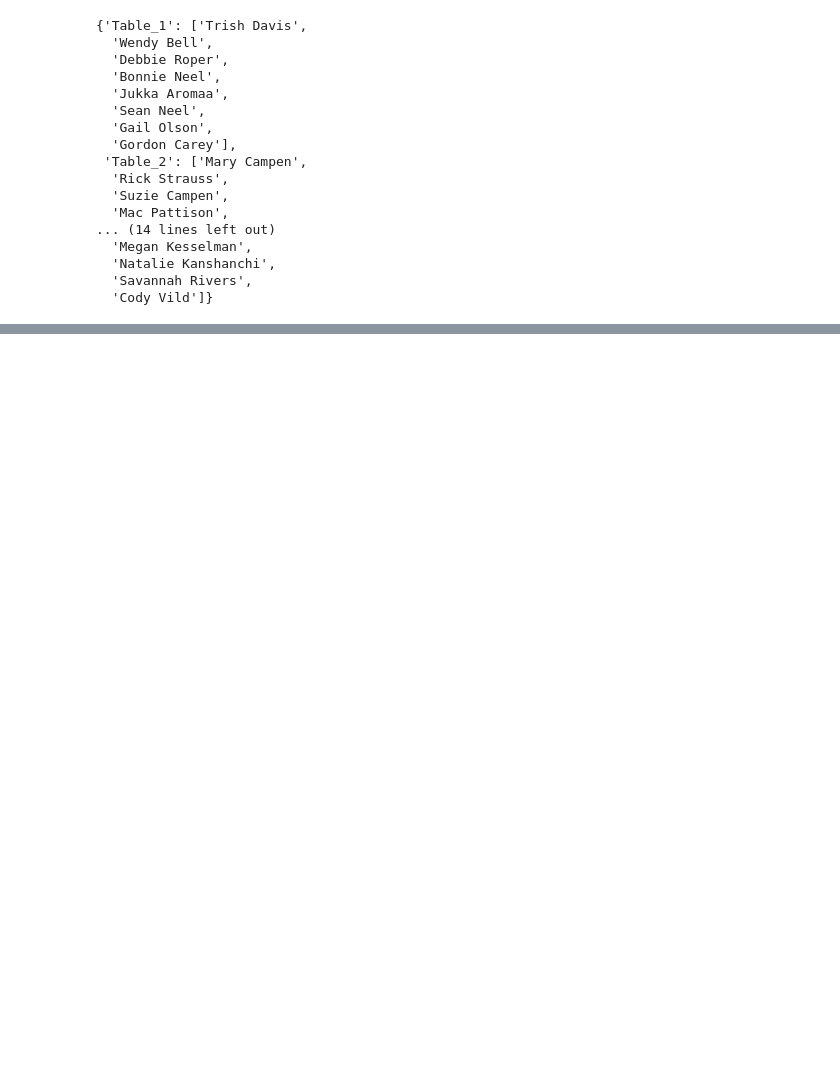
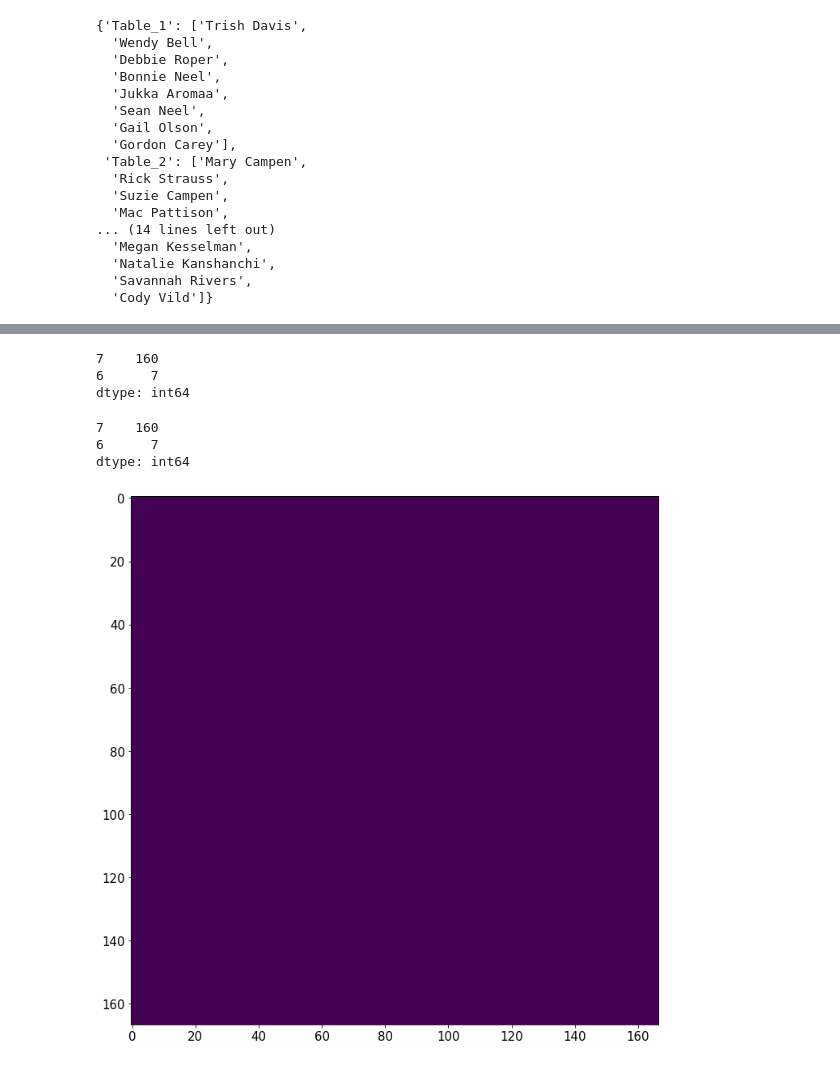
Before and after one commit to firstprinciples/wedding_prep, a Jupyter notebook: apeelx_wedding_prep/analyses/seating_optimization.ipynb, the cells around one changed output, grey strips where cells are left out. Drawn from its saved outputs; the diff is of its cells as text; code cells hidden in the pictures; blank space fills up the shorter version.

```diff
--- a/apeelx_wedding_prep/analyses/seating_optimization.ipynb
+++ b/apeelx_wedding_prep/analyses/seating_optimization.ipynb
@@ -267,0 +249,18 @@ solution
+# %%
+solution_mtx.sum(axis=1).value_counts()
+# %% [output]
+7    160
+6      7
+dtype: int64
+# %%
+solution_mtx.sum(axis=0).value_counts()
+# %% [output]
+7    160
+6      7
+dtype: int64
+# %%
+# violations
+plt.imshow(np.maximum(0, constraint_mtx - solution_mtx))
+plt.show()
+# %% [output]
+[figure, added]
```
Also changed, not shown: parts of 29 cells of this notebook, 16 other files.
